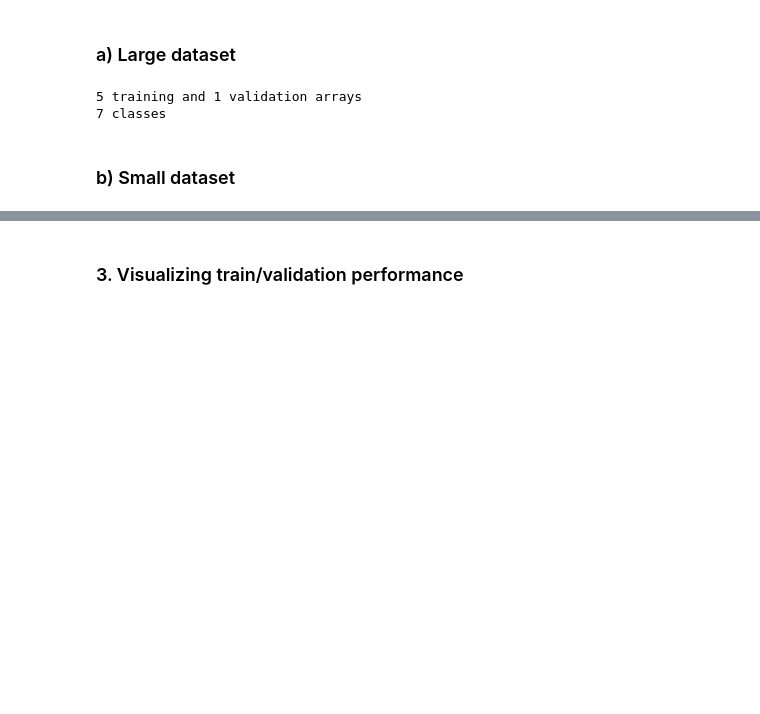
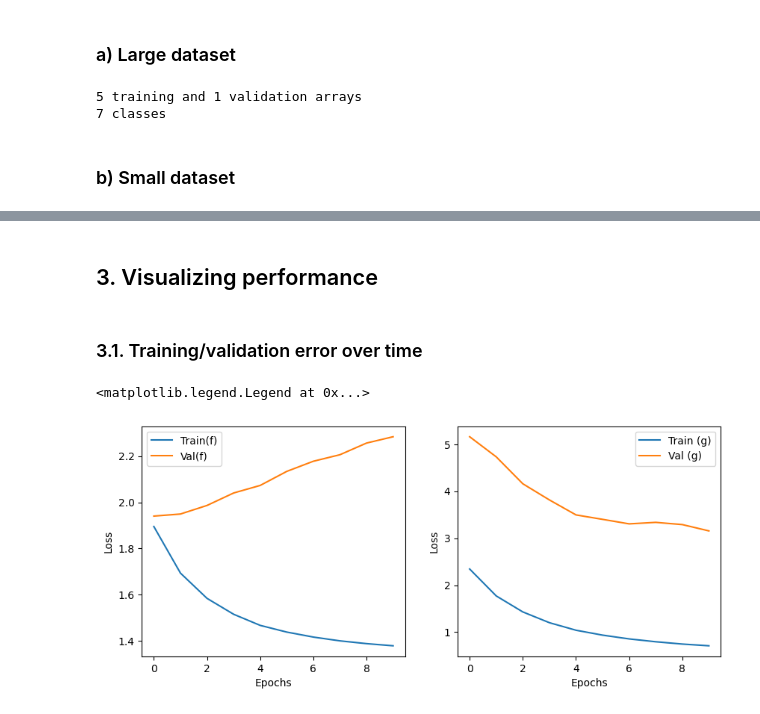
Before and after one commit to adaly/gridnext, a Jupyter notebook: notebooks/Tutorial_visium_count.ipynb, the cells around one changed output, grey strips where cells are left out. Saved outputs shown, nothing was run; the diff lists cells and outputs as text; code cells hidden in the pictures; blank space fills up the shorter version.

Commit message:
Full tutorials for leaning on Visium image or count data

```diff
--- a/notebooks/Tutorial_visium_count.ipynb
+++ b/notebooks/Tutorial_visium_count.ipynb
@@ -168,8 +171,8 @@ print('%d classes' % len(class_names))
 # %% [markdown]
 ### b) Small dataset
 # %%
-train_pdat, train_classes = anndata_arrays_to_tensordataset(adata_train, 'annotation', 'array')
-val_pdat, val_classes = anndata_arrays_to_tensordataset(adata_val, 'annotation', 'array')
+train_gdat, train_classes = anndata_arrays_to_tensordataset(adata_train, 'annotation', 'array')
+val_gdat, val_classes = anndata_arrays_to_tensordataset(adata_val, 'annotation', 'array')
 print('%d training and %d validation grids' % (len(train_pdat), len(val_pdat)))
 
 assert np.array_equal(train_classes, val_classes), "Classes in train/val data do not match!"
@@ -209,2 +230,21 @@ g, g_val_hist, g_train_hist = train_gridwise(g, dataloader_grids, loss, optimize
 # %% [markdown]
-### 3. Visualizing train/validation performance
+## 3. Visualizing performance
+# %% [markdown]
+### 3.1. Training/validation error over time
+# %%
+fig, ax = plt.subplots(1, 2, figsize=(10,4))
+
+ax[0].plot(f_train_hist, label='Train(f)')
+ax[0].plot(f_val_hist, label='Val(f)')
+ax[0].set_xlabel('Epochs')
+ax[0].set_ylabel('Loss')
+ax[0].legend()
+
+ax[1].plot(g_train_hist, label='Train (g)')
+ax[1].plot(g_val_hist, label='Val (g)')
+ax[1].set_xlabel('Epochs')
+ax[1].set_ylabel('Loss')
+ax[1].legend()
+# %% [output]
+<matplotlib.legend.Legend at 0x...>
+[figure, added]
```
Also changed, not shown: parts of 12 cells of this notebook, 4 other files.
